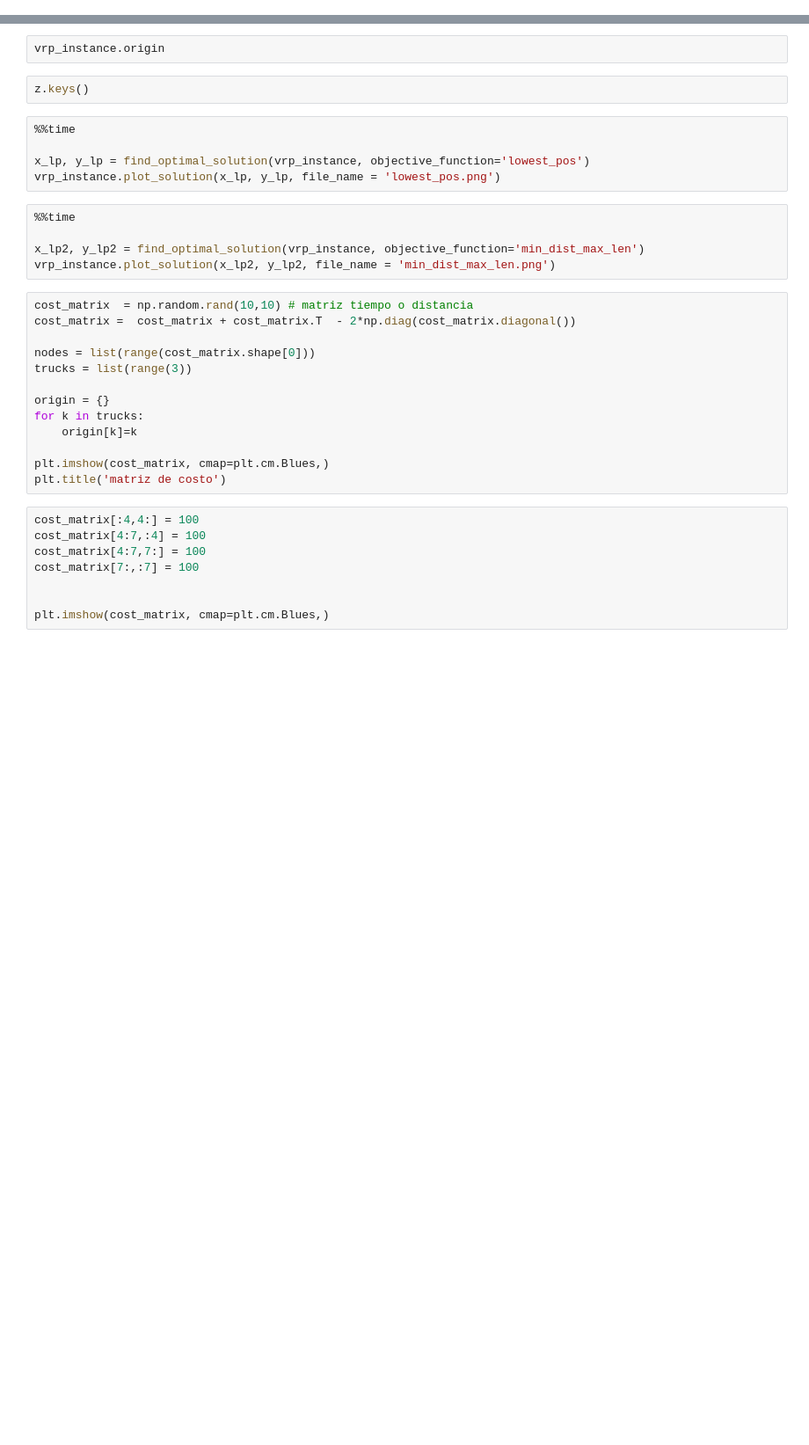
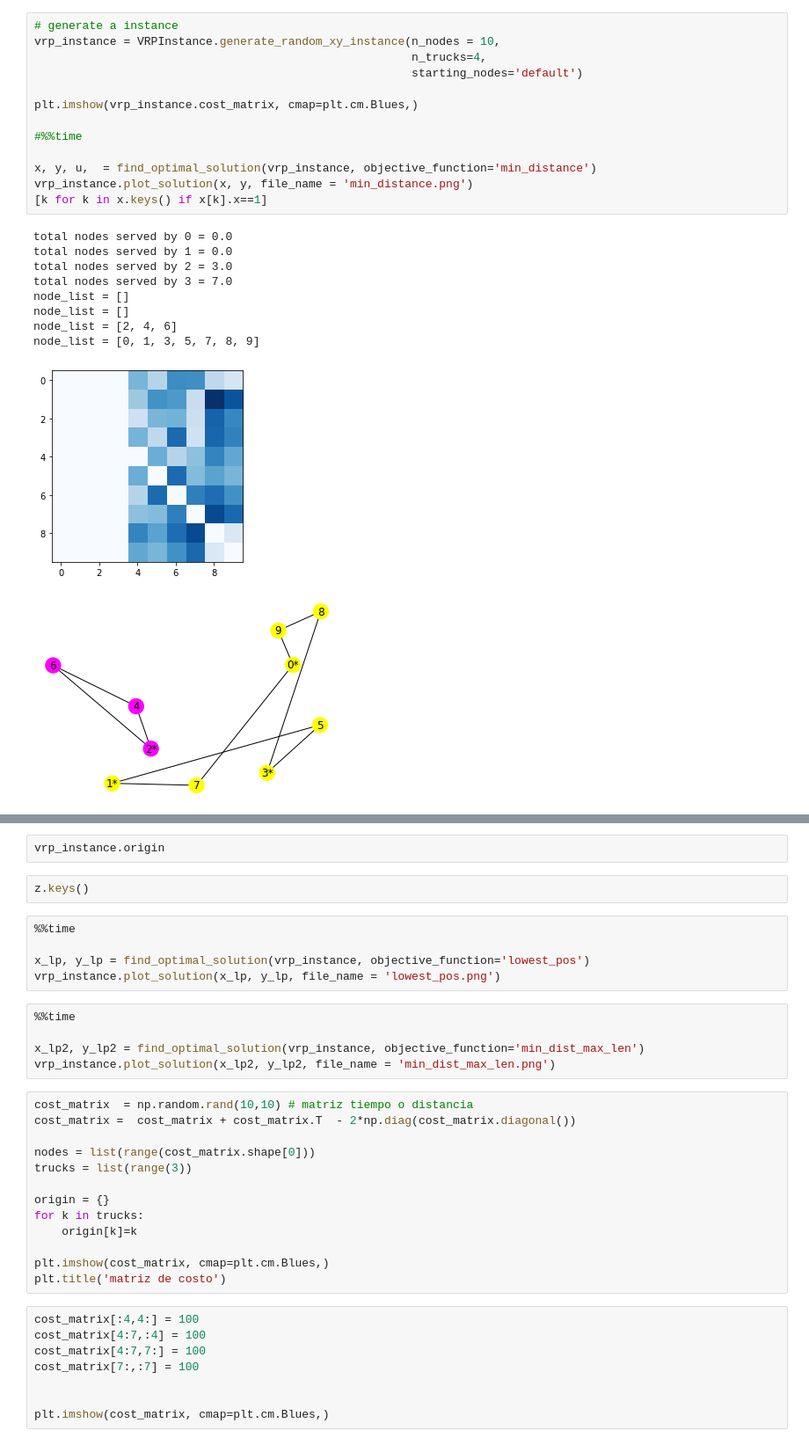
Before and after one commit to pabloazurduy/vrp-example, a Jupyter notebook: vrp.ipynb, the cells around one changed output, grey strips where cells are left out. Shown: that part at 88% size. Saved outputs shown, nothing was run; the diff lists cells and outputs as text; blank space fills up the shorter version.

```diff
--- a/vrp.ipynb
+++ b/vrp.ipynb
@@ -241,3 +266,27 @@ def find_optimal_solution(vrp_instance, objective_function = 'min_distance'):
+# %%
+# generate a instance
+vrp_instance = VRPInstance.generate_random_xy_instance(n_nodes = 10,
+                                                       n_trucks=4,
+                                                       starting_nodes='default')
+
+plt.imshow(vrp_instance.cost_matrix, cmap=plt.cm.Blues,)
+
+#%%time
+
+x, y, u,  = find_optimal_solution(vrp_instance, objective_function='min_distance')
+vrp_instance.plot_solution(x, y, file_name = 'min_distance.png')
+[k for k in x.keys() if x[k].x==1]
+# %% [output]
+total nodes served by 0 = 0.0
+total nodes served by 1 = 0.0
+total nodes served by 2 = 3.0
+total nodes served by 3 = 7.0
+node_list = []
+node_list = []
+node_list = [2, 4, 6]
+node_list = [0, 1, 3, 5, 7, 8, 9]
+[figure, added]
+[figure, added]
 # %%
 # generate a instance
 vrp_instance = VRPInstance.generate_random_xy_instance(n_nodes = 10,
```
Also changed, not shown: parts of 16 cells of this notebook, 2 other files.
